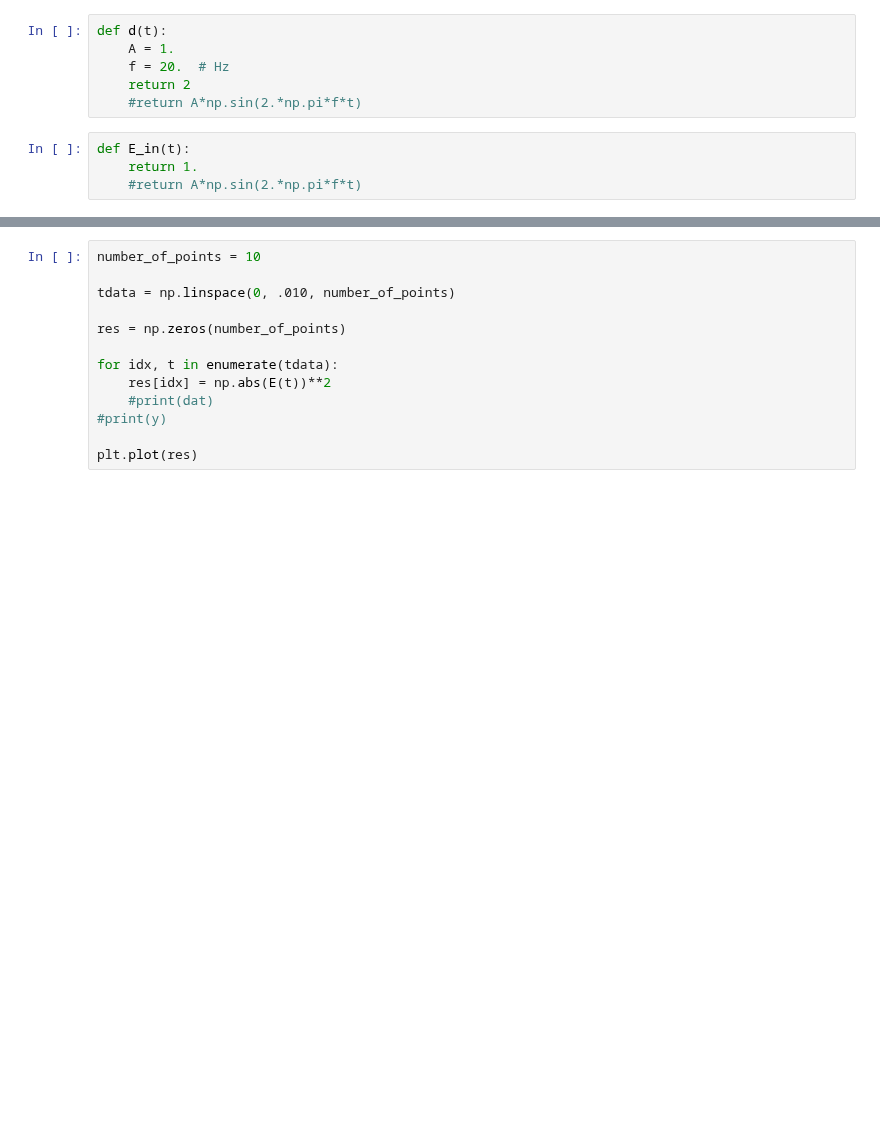
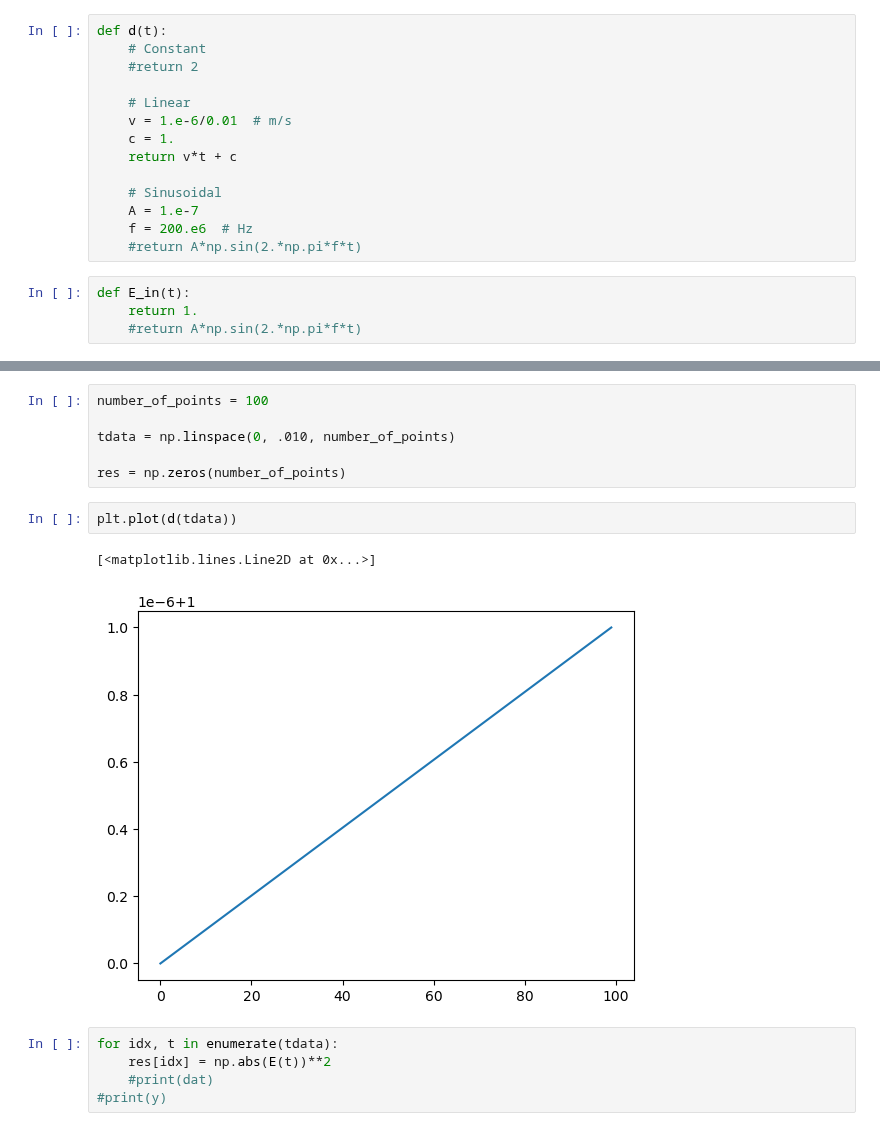
Before and after one commit to matib12/oreonspy, a Jupyter notebook: nb/FP cavity dynamics.ipynb, the cells around one changed output, grey strips where cells are left out. Drawn from its saved outputs; the diff is of its cells as text; blank space fills up the shorter version.

```diff
--- a/nb/FP cavity dynamics.ipynb
+++ b/nb/FP cavity dynamics.ipynb
@@ -63,9 +70,17 @@ T
 * $d(t) = arb(t)$ -- arbitrary function of time
 # %%
 def d(t):
-    A = 1.
-    f = 20.  # Hz
-    return 2
+    # Constant
+    #return 2
+
+    # Linear
+    v = 1.e-6/0.01  # m/s
+    c = 1.
+    return v*t + c
+
+    # Sinusoidal
+    A = 1.e-7
+    f = 200.e6  # Hz
     #return A*np.sin(2.*np.pi*f*t)
 # %%
 def E_in(t):
@@ -129,13 +154,16 @@ E(0.01)
+# %%
+number_of_points = 100
+
+tdata = np.linspace(0, .010, number_of_points)
+
+res = np.zeros(number_of_points)
+# %%
+plt.plot(d(tdata))
+# %% [output]
+[<matplotlib.lines.Line2D at 0x...>]
+[figure, added]
 # %%
-number_of_points = 10
-
-tdata = np.linspace(0, .010, number_of_points)
-
-res = np.zeros(number_of_points)
-
 for idx, t in enumerate(tdata):
     res[idx] = np.abs(E(t))**2
     #print(dat)
 #print(y)
-
-plt.plot(res)
```
Also changed, not shown: parts of 9 cells of this notebook.
